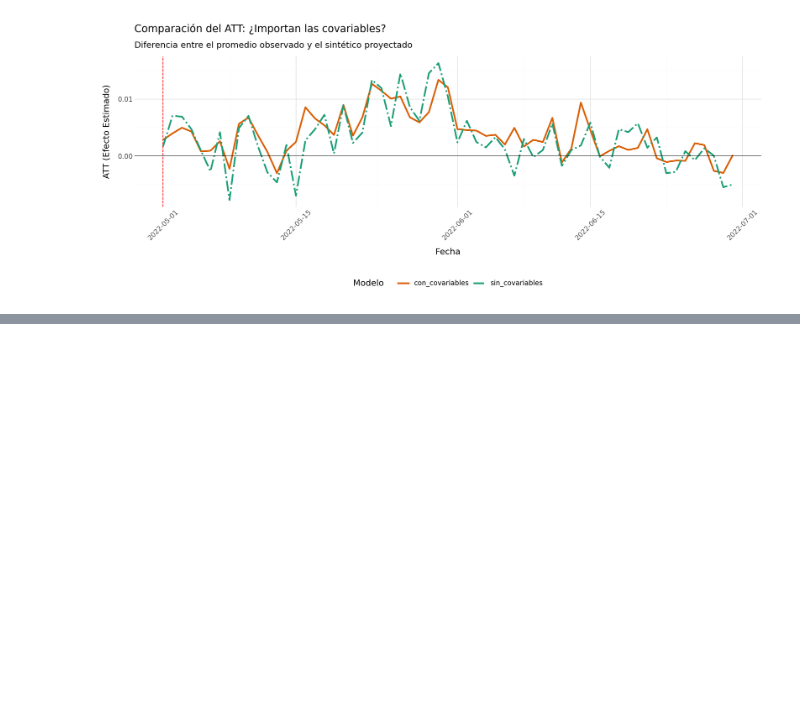
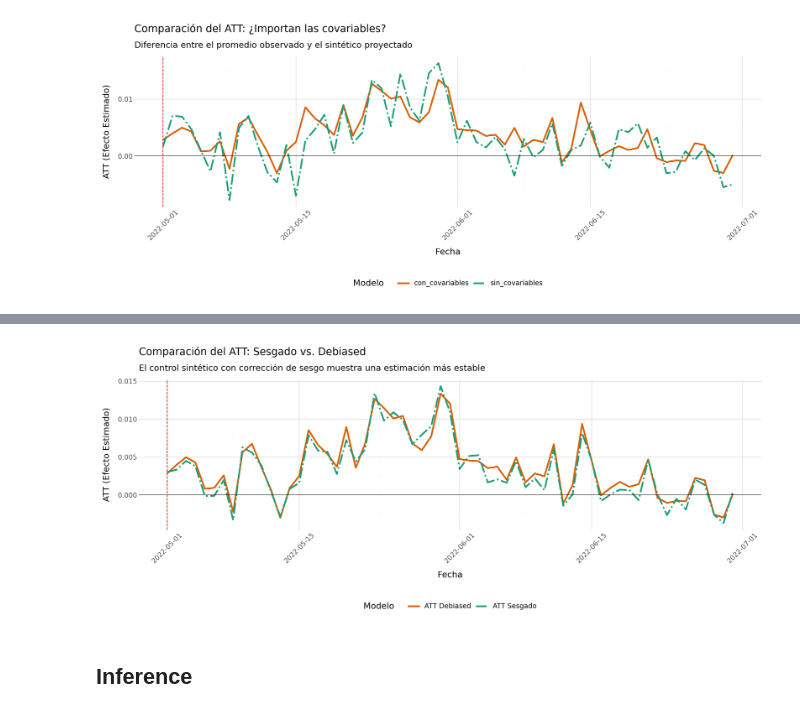
Before and after one commit to Sechi42/Causal_Inference-with-python, a Jupyter notebook: ch09/Syntetic_Control.ipynb, the cells around one changed output, grey strips where cells are left out. Cells and saved outputs as stored; diff of their text form; code cells hidden in the pictures; blank space fills up the shorter version.

```diff
--- a/ch09/Syntetic_Control.ipynb
+++ b/ch09/Syntetic_Control.ipynb
@@ -769,0 +741,12 @@ Miércoles      7           4           460         115.92        344.08
+# %%
+# ATT debiased por fold + promedio debiased
+df_att_debiased = debiased_sc_atts(
+    y_pre_co=y_pre_co,
+    y_pre_tr=y_pre_tr,
+    y_post_co=y_post_co,
+    y_post_tr=y_post_tr,
+    K=3,
+    time_col="date",
+)
+
+df_att_debiased.head()
@@ -769,0 +762,41 @@ Miércoles      7           4           460         115.92        344.08
+# %%
+model_biased = SyntheticControl()
+model_biased.fit(y_pre_co.drop("date").to_pandas(), y_pre_tr.drop("date").to_pandas().mean(axis=1))
+
+att_biased = y_post_tr.drop("date").to_pandas().mean(axis=1) - model_biased.predict(y_post_co.drop("date").to_pandas())
+
+# Plot comparativo entre ATT sesgado y debiased
+df_att_compare = pl.DataFrame({
+    "date": df_att_debiased["date"],
+    "ATT Sesgado": att_biased,
+    "ATT Debiased": att
+}).unpivot(
+    index="date",
+    variable_name="Modelo",
+    value_name="ATT"
+)
+
+(
+    ggplot(df_att_compare, aes(x="date", y="ATT", color="Modelo", linetype="Modelo"))
+    + geom_line(size=1.2)
+    + geom_hline(yintercept=0, color="black", alpha=0.5)
+    + geom_vline(xintercept=pd.to_datetime(tr_period), linetype="dashed", color="red")
+    + scale_color_manual(values={"ATT Sesgado": "#1b9e77", "ATT Debiased": "#d95f02"})
+    + scale_linetype_manual(values={"ATT Sesgado": "dashdot", "ATT Debiased": "solid"})
+    + labs(
+        title="Comparación del ATT: Sesgado vs. Debiased",
+        subtitle="El control sintético con corrección de sesgo muestra una estimación más estable",
+        x="Fecha",
+        y="ATT (Efecto Estimado)"
+    )
+    + theme_minimal()
+    + theme(
+        axis_text_x=element_text(rotation=45),
+        figure_size=(12, 5),
+        legend_position="bottom"
+    )
+)
+# %% [output]
+[figure, added]
+# %% [markdown]
+## Inference
```
Also changed, not shown: parts of 30 cells of this notebook, 1 other file.
